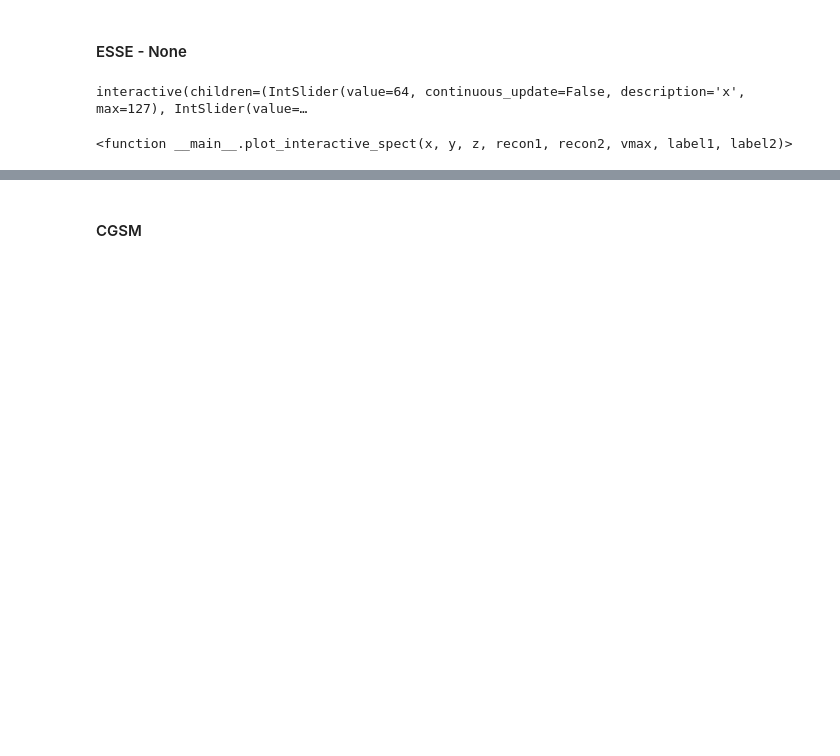
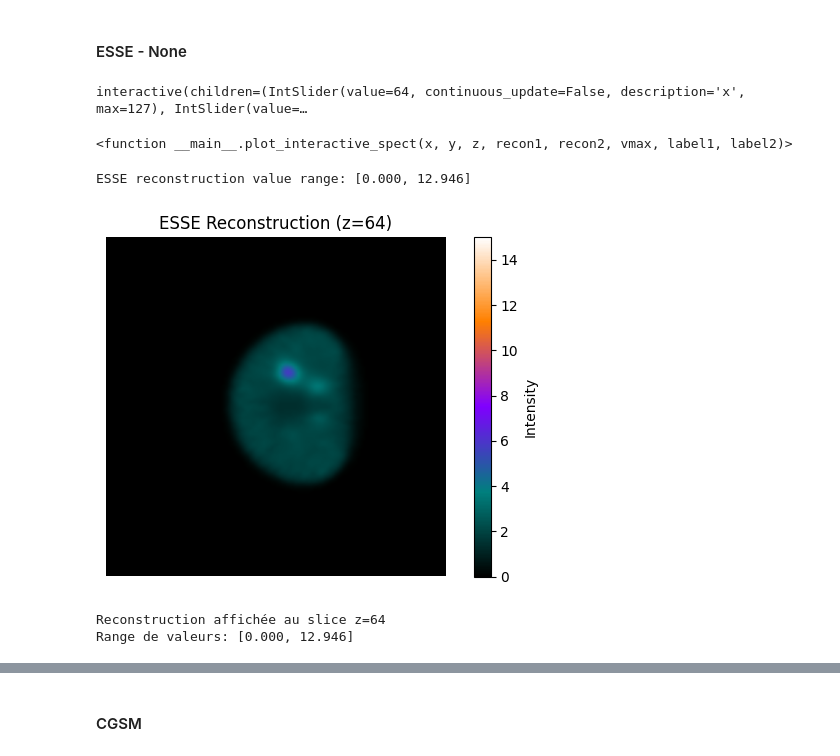
Before and after one commit to Nebulaaae/PyTomography, a Jupyter notebook: docs/source/notebooks/stage.ipynb, the cells around one changed output, grey strips where cells are left out. Cells and saved outputs as stored; diff of their text form; code cells hidden in the pictures; blank space fills up the shorter version.

```diff
--- a/docs/source/notebooks/stage.ipynb
+++ b/docs/source/notebooks/stage.ipynb
@@ -398,6 +396,39 @@ interact(
 # %% [output]
 interactive(children=(IntSlider(value=64, continuous_update=False, description='x', max=127), IntSlider(value=…
 <function __main__.plot_interactive_spect(x, y, z, recon1, recon2, vmax, label1, label2)>
+# %%
+recon_max = recon_ESSE.max().item()
+recon_min = recon_ESSE.min().item()
+print(f"ESSE reconstruction value range: [{recon_min:.3f}, {recon_max:.3f}]")
+
+SPECT_imshow_kwargs = {
+    'cmap': plot_utils.pet_cmap,
+    'interpolation': 'Gaussian',
+    'alpha': 1,
+    'vmin': recon_min,
+    'vmax': 15,
+    'zorder': 1,
+    'origin': 'lower'
+}
+
+slice_idx = recon_ESSE.shape[-1] // 2
+
+plt.figure(figsize=(6, 4))
+plt.title(f'ESSE Reconstruction (z={slice_idx})')
+plt.imshow(recon_ESSE[:, :, slice_idx], **SPECT_imshow_kwargs)
+plt.colorbar(label='Intensity')
+plt.axis('off')
+
+plt.tight_layout()
+plt.show()
+
+print(f"Reconstruction affichée au slice z={slice_idx}")
+print(f"Range de valeurs: [{recon_min:.3f}, {recon_max:.3f}]")
+# %% [output]
+ESSE reconstruction value range: [0.000, 12.946]
+[figure, added]
+Reconstruction affichée au slice z=64
+Range de valeurs: [0.000, 12.946]
 # %%
 # plot_comparative_spect(recon_ESSE, recon_no_correction, vmax=max(recon_ESSE.max(), recon_no_correction.max()), label1="ESSE", label2="None")
 plot_comparative_spect(recon_ESSE, recon_no_correction, vmax=15, label1="ESSE", label2="None")
```
Also changed, not shown: parts of 6 cells of this notebook.
